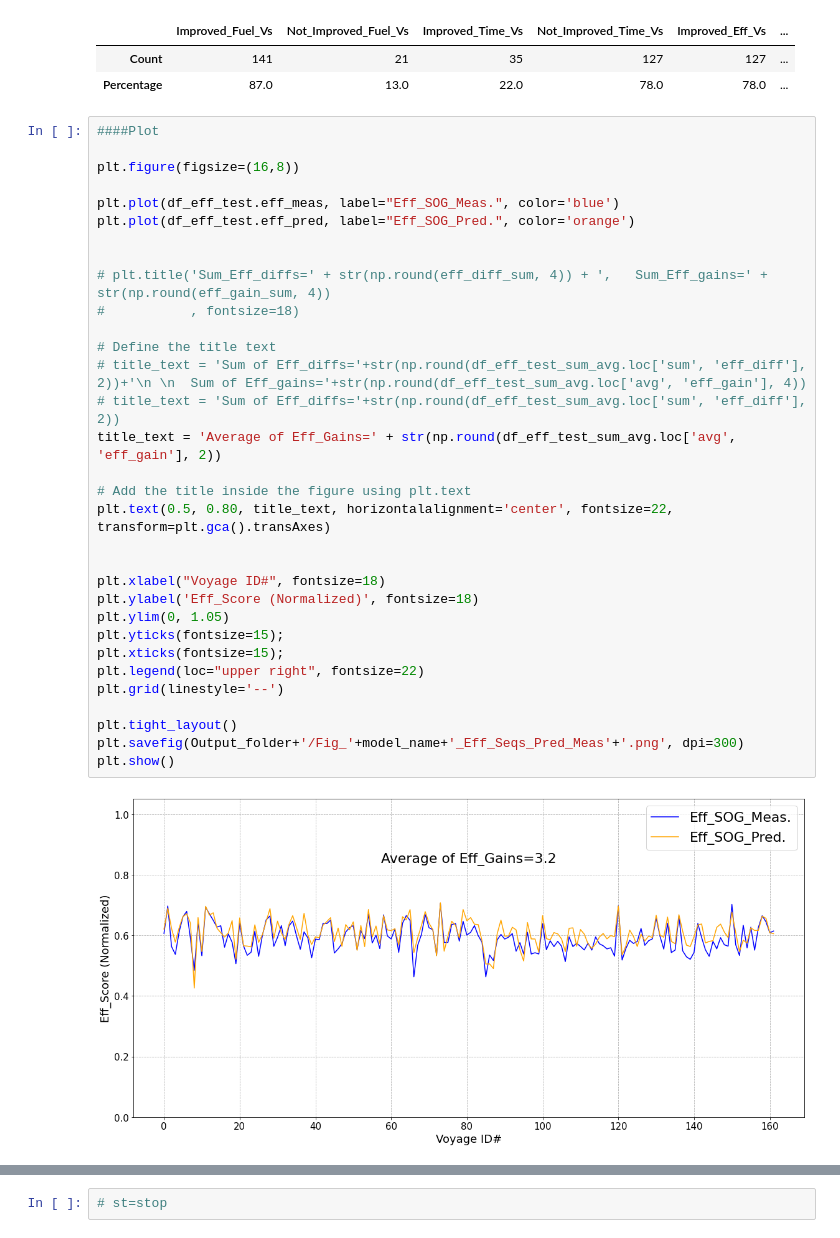
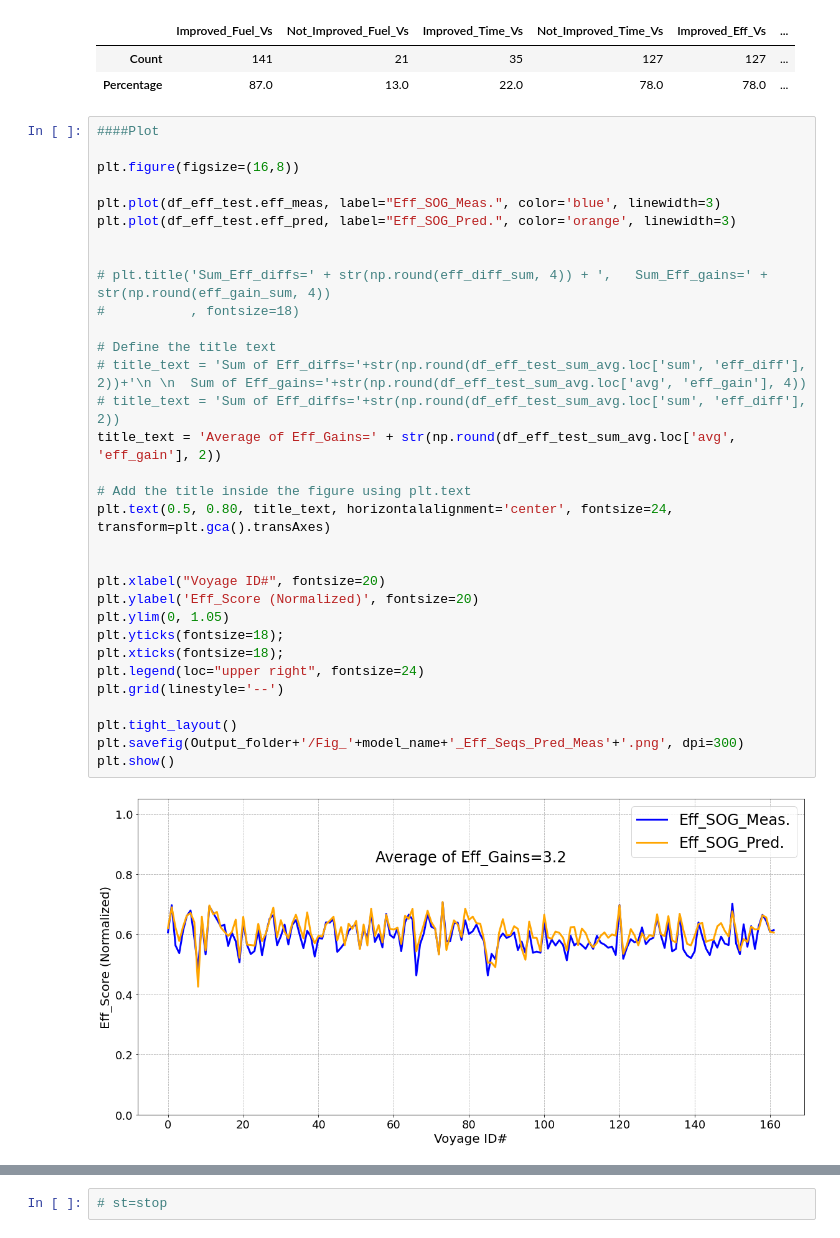
Before and after one commit to MohamedAbuella/TSA4EESSS, a Jupyter notebook: Codes/DTW_SOG_WaveDr_v1.ipynb, the cells around one changed output, grey strips where cells are left out. Cells and saved outputs as stored; diff of their text form.

```diff
--- a/Codes/DTW_SOG_WaveDr_v1.ipynb
+++ b/Codes/DTW_SOG_WaveDr_v1.ipynb
@@ -2612,34 +2614,34 @@ df_counts
 # %%
 ####Plot
 
 plt.figure(figsize=(16,8))
 
-plt.plot(df_eff_test.eff_meas, label="Eff_SOG_Meas.", color='blue')
-plt.plot(df_eff_test.eff_pred, label="Eff_SOG_Pred.", color='orange')
+plt.plot(df_eff_test.eff_meas, label="Eff_SOG_Meas.", color='blue', linewidth=3)
+plt.plot(df_eff_test.eff_pred, label="Eff_SOG_Pred.", color='orange', linewidth=3)
 
 
 # plt.title('Sum_Eff_diffs=' + str(np.round(eff_diff_sum, 4)) + ',   Sum_Eff_gains=' + str(np.round(eff_gain_sum, 4))
 #           , fontsize=18)
 
 # Define the title text
 # title_text = 'Sum of Eff_diffs='+str(np.round(df_eff_test_sum_avg.loc['sum', 'eff_diff'], 2))+'\n \n  Sum of Eff_gains='+str(np.round(df_eff_test_sum_avg.loc['avg', 'eff_gain'], 4))
 # title_text = 'Sum of Eff_diffs='+str(np.round(df_eff_test_sum_avg.loc['sum', 'eff_diff'], 2))
 title_text = 'Average of Eff_Gains=' + str(np.round(df_eff_test_sum_avg.loc['avg', 'eff_gain'], 2))
 
 # Add the title inside the figure using plt.text
-plt.text(0.5, 0.80, title_text, horizontalalignment='center', fontsize=22, transform=plt.gca().transAxes)
+plt.text(0.5, 0.80, title_text, horizontalalignment='center', fontsize=24, transform=plt.gca().transAxes)
 
 
-plt.xlabel("Voyage ID#", fontsize=18)
-plt.ylabel('Eff_Score (Normalized)', fontsize=18)
+plt.xlabel("Voyage ID#", fontsize=20)
+plt.ylabel('Eff_Score (Normalized)', fontsize=20)
 plt.ylim(0, 1.05)
-plt.yticks(fontsize=15);
-plt.xticks(fontsize=15);
-plt.legend(loc="upper right", fontsize=22)
+plt.yticks(fontsize=18);
+plt.xticks(fontsize=18);
+plt.legend(loc="upper right", fontsize=24)
 plt.grid(linestyle='--')
 
 plt.tight_layout()
 plt.savefig(Output_folder+'/Fig_'+model_name+'_Eff_Seqs_Pred_Meas'+'.png', dpi=300)
 plt.show()
 # %% [output]
-[figure, old version]
+[figure, new version]
```
Also changed, not shown: parts of 12 cells of this notebook, 3 other files.
